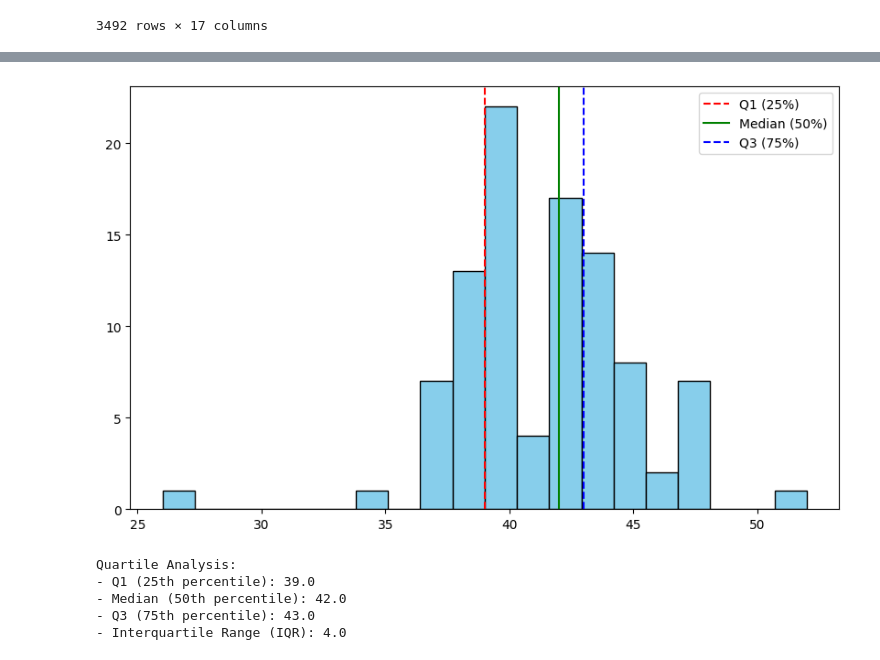
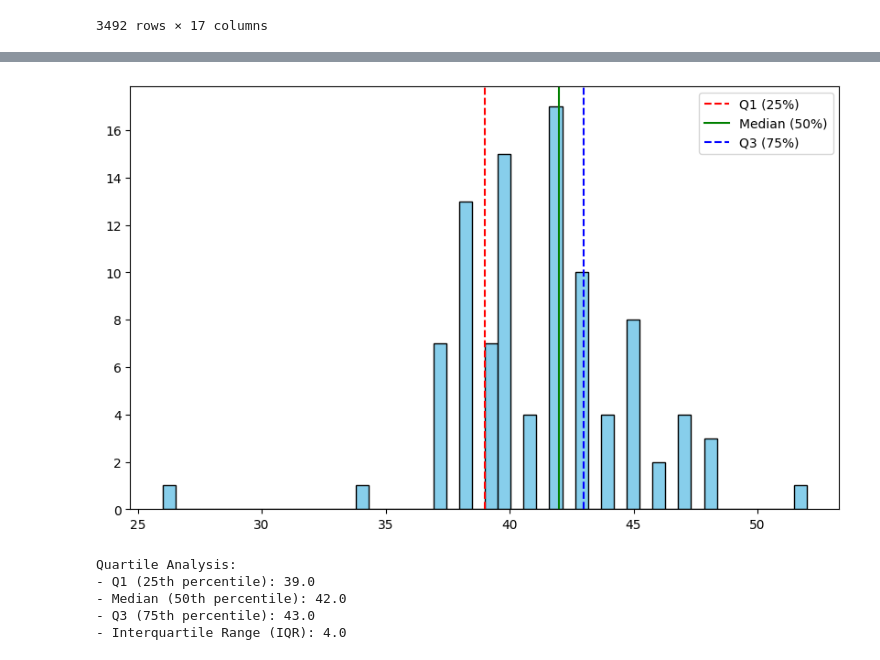
Before and after one commit to linhngo66/MTR-station-accessibility-audit, a Jupyter notebook: data_processing.ipynb, the cells around one changed output, grey strips where cells are left out. Drawn from its saved outputs; the diff is of its cells as text; code cells hidden in the pictures.

```diff
--- a/data_processing.ipynb
+++ b/data_processing.ipynb
@@ -88,2 +64,0 @@ memory usage: 167.2+ KB
-# %%
-barrier_free_facility.drop(columns=['Exit_Coordinate_X_Y'], inplace = True)
@@ -109,2 +64,0 @@ barrier_free_facility[(barrier_free_facility['is_available'] == 'Y') & (barrier_
-# %%
-barrier_free_facility.drop(columns=['exit_location_en', 'exit_location_ch'], inplace = True)
@@ -569,5 +318,12 @@ mtr_station['E_DISTRICT'] = mtr_station['E_DISTRICT'].str.replace('District', ''
         .str.replace('&', 'and') \
         .str.strip()
 
-mtr_station.rename(columns={'E_SITENAME': 'station_name_en', 'E_DISTRICT': 'area', 'EASTING': 'long', 'NORTHING' : 'lat'}, inplace=True)
-mtr_station
+mtr_station.rename(columns={'E_SITENAME': 'station_name_en',
+                            'E_DISTRICT': 'area',
+                            'EASTING': 'long',
+                            'NORTHING' : 'lat'}, inplace=True)
+
+# Drop inaccurate rows
+mtr_station = mtr_station[~((mtr_station['station_name_en'] == 'Choi Hung') & (mtr_station['area'] == 'Kwun Tong') |
+              (mtr_station['station_name_en'] == 'Kowloon Tong') & (mtr_station['area'] == 'Sham Shui Po'))] \
+    .reset_index()
@@ -717,6 +391,8 @@ station_score
 # %%
 # Calculate total facility score for each station
-facility_col = ['hearing_impared_facility', 'mobility_impared_facility', 'visually_impaired_facility', 'system_accessibility']
+facility_col = ['hearing_impared_facility',
+                'mobility_impared_facility',
+                'visually_impaired_facility',
+                'system_accessibility']
 station_score['total_facility_score'] = station_score[facility_col].sum(axis=1)
-
-station_score
+station_score['normalized_facility_score'] =
@@ -737,18 +412,18 @@ station_score
 # %%
 # Look into the distribution of the total facility score
 plt.figure(figsize=(10,6))
-plt.hist(station_score['total_facility_score'], bins = 20, color='skyblue', edgecolor='black')
+plt.hist(station_score['total_facility_score'], bins = 50, color='skyblue', edgecolor='black')
 
 # Add vertical lines for quartiles
 q1, q2, q3 = station_score['total_facility_score'].quantile([0.25, 0.5, 0.75])
 plt.axvline(q1, color='red', linestyle='--', label='Q1 (25%)')
 plt.axvline(q2, color='green', linestyle='-', label='Median (50%)')
 plt.axvline(q3, color='blue', linestyle='--', label='Q3 (75%)')
 
 plt.legend()
 plt.show()
 # %% [output]
-[figure, old version]
+[figure, new version]
 # %%
 # Check quartile values
 
```
Also changed, not shown: parts of 37 cells of this notebook, 1 other file.
